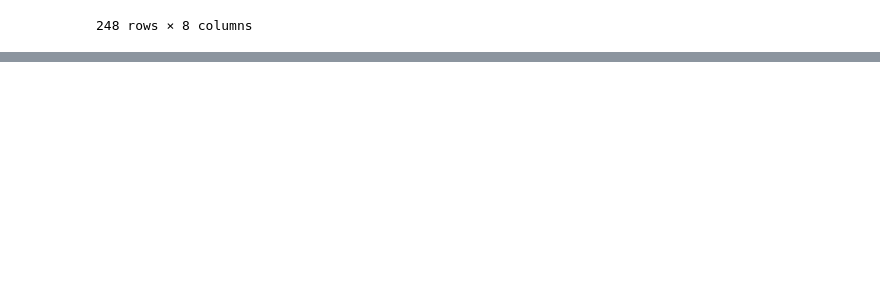
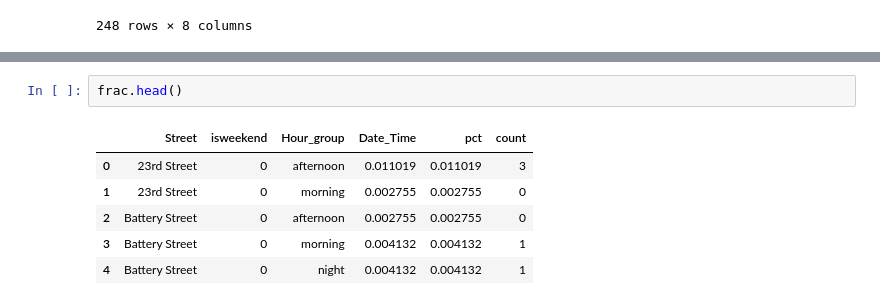
Before and after one commit to dyan10/SF-Parking-prediction-for-Parknav, a Jupyter notebook: Features/EDA_validation_set.ipynb, the cells around one changed output, grey strips where cells are left out. Drawn from its saved outputs; the diff is of its cells as text; blank space fills up the shorter version.

```diff
--- a/Features/EDA_validation_set.ipynb
+++ b/Features/EDA_validation_set.ipynb
@@ -272,0 +301,9 @@ valid_hg.drop(['index', 'Minute','Hour','Dow','Year','Month','isweekend','Hour_g
+# %%
+frac.head()
+# %% [output]
+|  | Street | isweekend | Hour_group | Date_Time | pct | count |
+| 0 | 23rd Street | 0 | afternoon | 0.011019 | 0.011019 | 3 |
+| 1 | 23rd Street | 0 | morning | 0.002755 | 0.002755 | 0 |
+| 2 | Battery Street | 0 | afternoon | 0.002755 | 0.002755 | 0 |
+| 3 | Battery Street | 0 | morning | 0.004132 | 0.004132 | 1 |
+| 4 | Battery Street | 0 | night | 0.004132 | 0.004132 | 1 |
```
Also changed, not shown: parts of 5 cells of this notebook.
